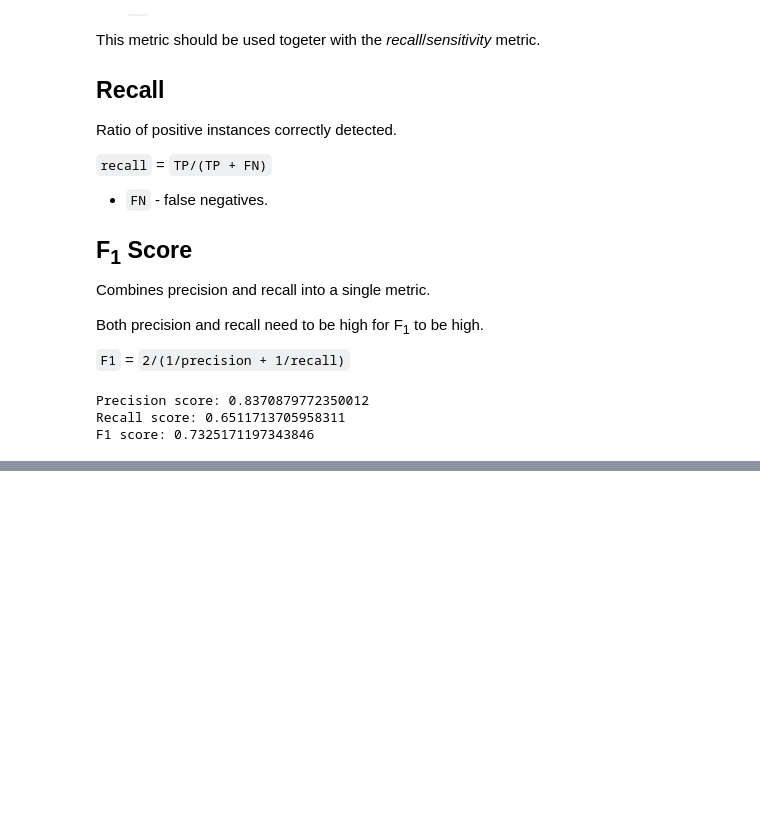
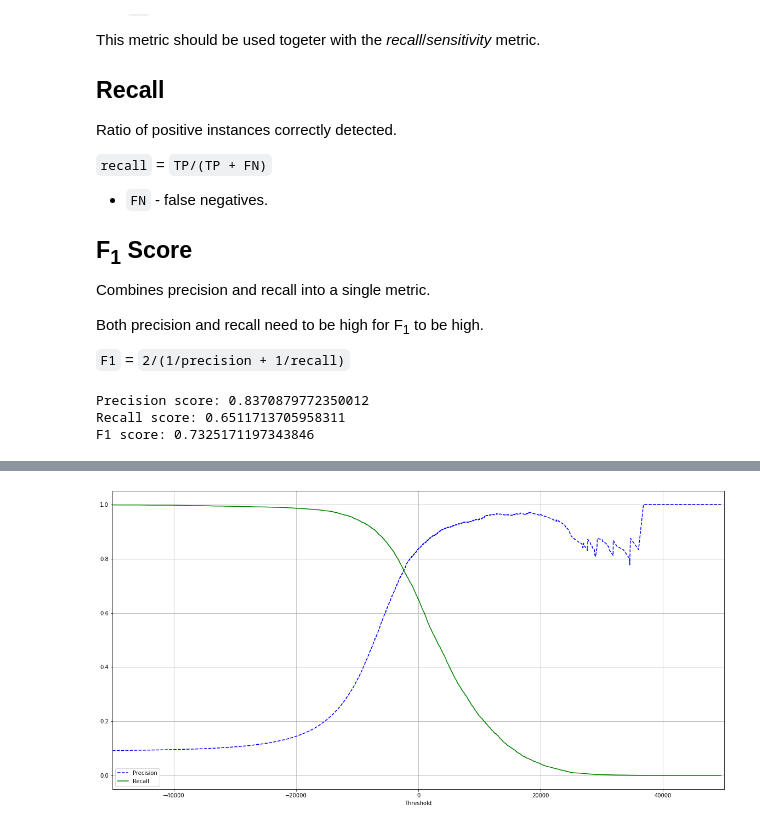
Before and after one commit to kwisatzhaderac-h/hands-on-ML, a Jupyter notebook: 3-classification/main.ipynb, the cells around one changed output, grey strips where cells are left out. Cells and saved outputs as stored; diff of their text form; code cells hidden in the pictures; blank space fills up the shorter version.

```diff
--- a/3-classification/main.ipynb
+++ b/3-classification/main.ipynb
@@ -102,0 +104,30 @@ F1 score: 0.7325171197343846
+# %%
+# SGDClassifier ranks images on a scale:
+# <----------------|------------------->
+# negative      threshold          positive
+# raising the threshold increases precision, but decreases recall
+# lowering the threshold increases recall, but decreases precision
+
+# can use cross_val_predict() to determine the right threshold
+# method="decision_function" returns decision scores instead of predictions
+y_scores = cross_val_predict(sgd_clf, X_train, y_train_5, cv=3,
+                            method="decision_function")
+# %%
+from sklearn.metrics import precision_recall_curve
+
+precisions, recalls, thresholds = precision_recall_curve(y_train_5, y_scores)
+# %%
+# Plot results with matplotlib
+def plot_precision_recall_vs_threshold(precisions, recalls, thresholds):
+    plt.figure(figsize=(20,10))
+    plt.plot(thresholds, precisions[:-1], "b--", label="Precision")
+    plt.plot(thresholds, recalls[:-1], "g-", label="Recall")
+    plt.legend()
+    plt.grid()
+    plt.xlabel("Threshold")
+    plt.xlim([-50000,50000])
+
+plot_precision_recall_vs_threshold(precisions, recalls, thresholds)
+plt.show()
+# %% [output]
+[figure, added]
```
Also changed, not shown: parts of 11 cells of this notebook.
